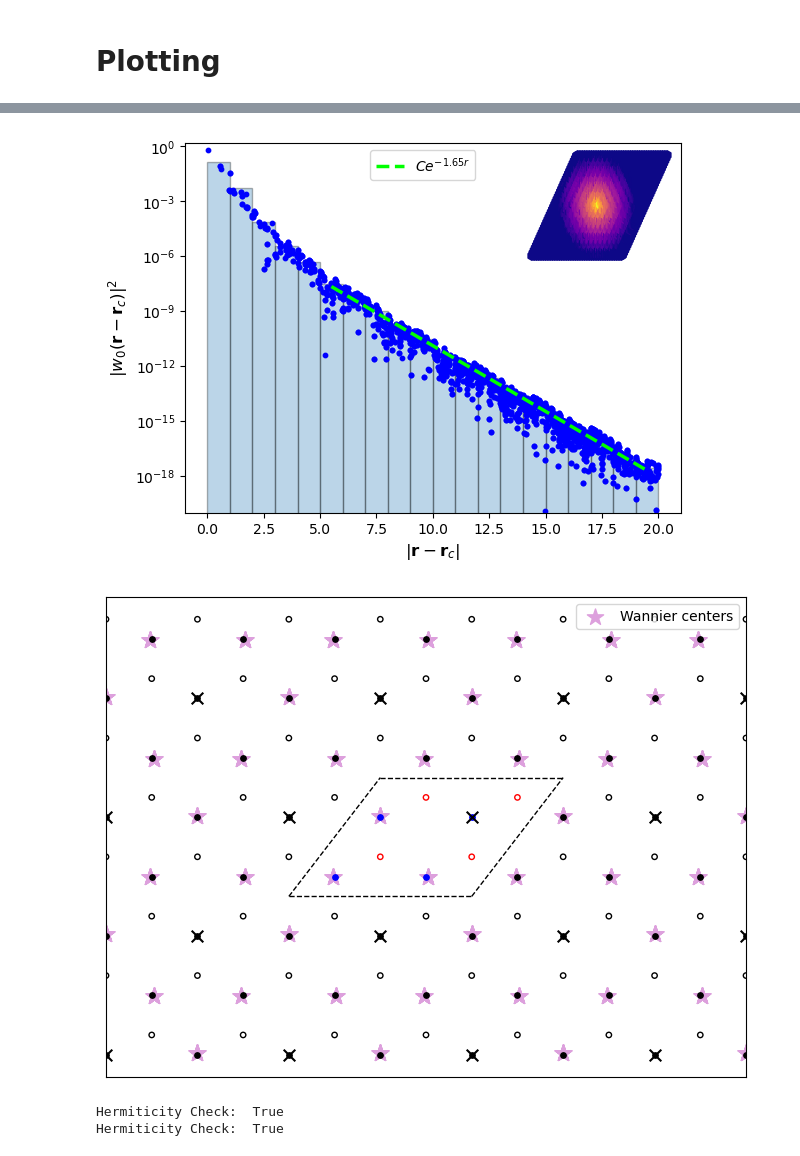
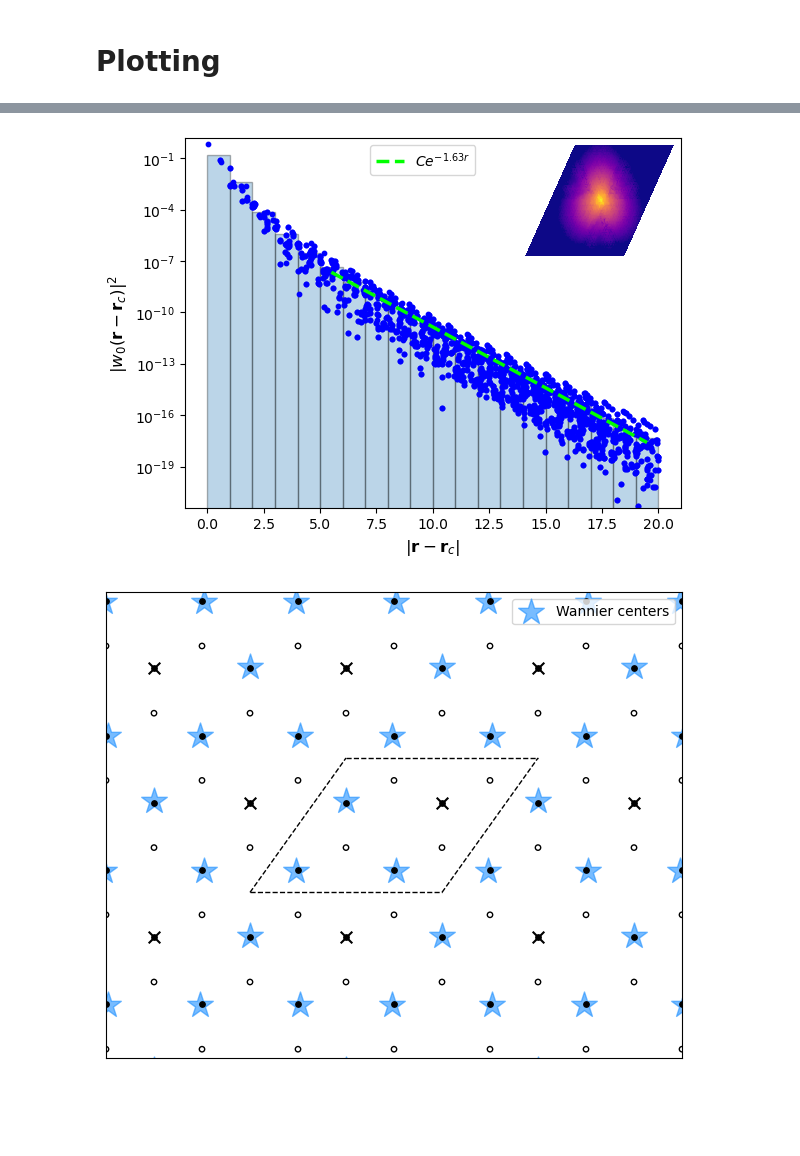
Before and after one commit to treycole/WanPy, a Jupyter notebook: top_obstruction/wan_fxns.ipynb, the cells around one changed output, grey strips where cells are left out. Saved outputs shown, nothing was run; the diff lists cells and outputs as text; code cells hidden in the pictures; blank space fills up the shorter version.

```diff
--- a/top_obstruction/wan_fxns.ipynb
+++ b/top_obstruction/wan_fxns.ipynb
@@ -20,18 +20,18 @@ from mpl_toolkits.axes_grid1.inset_locator import inset_axes
 # tight-binding parameters
 delta = 1
 t = 1
-t2 = -0.4
+t2 = -0.3
 
 n_super_cell = 2
 model = models.Haldane(delta, t, t2).make_supercell([[n_super_cell, 0], [0, n_super_cell]])
 
 #############
 
-low_E_sites = np.arange(0, model.get_num_orbitals(), 2)
-high_E_sites = np.arange(1, model.get_num_orbitals(), 2)
+n_orb = model.get_num_orbitals()
 lat_vecs = model.get_lat()
 orb_vecs = model.get_orb()
-n_orb = model.get_num_orbitals()
+low_E_sites = np.arange(0, n_orb, 2)
+high_E_sites = np.arange(1, n_orb, 2)
 n_occ = int(n_orb/2)
 
 u_wfs_full = wf_array(model, [20, 20])
@@ -270,40 +295,42 @@ idx = 0
 fig, ax = WF.plot_decay(idx, fit_rng=[5, 20], return_fig=True)
 ax.legend(bbox_to_anchor=(0.6, 1.0))
 inset_ax = inset_axes(ax, width="30%", height="30%", loc='upper right')  # You can adjust size and location
-fig, inset_ax = WF.plot_density(idx, show_lattice=False, lat_size=2, cbar=False, fig=fig, ax=inset_ax, return_fig=True)
+fig, inset_ax = WF.plot_density(
+    idx, show_lattice=False, lat_size=2, cbar=False, interpolate=True, fig=fig, ax=inset_ax, return_fig=True)
 inset_ax.set_xticks([])
 inset_ax.set_yticks([])
 inset_ax.axis('off')
 plt.savefig(f'images/decay_and_dens_{save_sfx}.png', dpi=700)
 # %% [output]
-[figure, old version]
+[figure, new version]
 # %%
 title = (
   "Haldane model \n"
   fr"$C = {chern: .1f}$, $\Delta = {delta}$, $t= {t: .2f}, t_2 = {t2: .2f}$"
   )
 
-kwargs_centers = {'s': 150, 'marker':'*', 'c':'plum', 'alpha':1}
-kwargs_omit = {'s': 70, 'marker':'x', 'c':'k', 'zorder':3}
-kwargs_lat = {'s': 15, 'marker':'o', 'c':'k'}
+kwargs_centers = {'marker': '*', 'c': 'dodgerblue', 'alpha': 0.6}
+kwargs_omit = {'s': 70, 'marker': 'x', 'c': 'k', 'zorder': 3}
+kwargs_lat = {'s': 15, 'marker': 'o', 'c': 'k'}
 
 fig, ax = WF.plot_centers(
-    title=title, omit_sites=[omit_sites], section_home_cell=True,
+    title=title, center_scale=50, omit_sites=[omit_sites], section_home_cell=True,
     color_home_cell=True, translate_centers=True, kwargs_centers=kwargs_centers,
-    kwargs_lat=kwargs_lat, kwargs_omit=kwargs_omit, pmx=3.5, pmy=3.5, legend=True)
+    kwargs_lat=kwargs_lat, kwargs_omit=kwargs_omit, pmx=3, pmy=3, legend=True)
 
 ax.set_xticks([])
 ax.set_yticks([])
 ax.set_title('')
 
 sv_dir = 'images'
 sv_prefix = 'Wan_centers'
 file_name = f"{sv_dir}/{sv_prefix}_{save_sfx}.png"
 
-plt.subplots_adjust(top=1, left=0, bottom=0, right=1)
+# plt.subplots_adjust(top=1, left=0, bottom=0, right=1)
+plt.subplots_adjust(top=0.98, left=0.05, bottom=0.01, right=.95)
 
 plt.savefig(file_name, dpi=700)
 # %% [output]
-[figure, old version]
+[figure, new version]
 # %%
 u_energy = WF.energy_eigstates.get_states()["Cell periodic"]  # energy eigenstates
@@ -323,13 +352,14 @@ u_comp = u_comp[..., np.newaxis, :]  # single state
 # %%
 k_path = [[0, 0], [2/3, 1/3], [.5, .5], [1/3, 2/3], [0, 0], [.5, .5]]
 k_label = (r'$\Gamma $',r'$K$', r'$M$', r'$K^\prime$', r'$\Gamma $', r'$M$')
-(k_vec, k_dist, k_node) = model.k_path(k_path, 101, report=False)
+(k_vec, k_dist, k_node) = model.k_path(k_path, 501, report=False)
+
+# Actual eigenstates and eigenenergies
+evals, evecs = model.solve_ham(k_vec, return_eigvecs=True)
+n_eigs = evecs.shape[-2]
 
 # Reduced Wannier interpolated energies and states
 interp_energies, interp_unk = WF.interp_energies(k_vec, ret_eigvecs=True)
 
 # Complementary subspace interpolated energies and states
 interp_energies_comp, interp_unk_comp = WF.interp_energies(k_vec, u_tilde=u_comp, ret_eigvecs=True)
-# %% [output]
-Hermiticity Check:  True
-Hermiticity Check:  True
```
Also changed, not shown: parts of 17 cells of this notebook, 33 other files.
